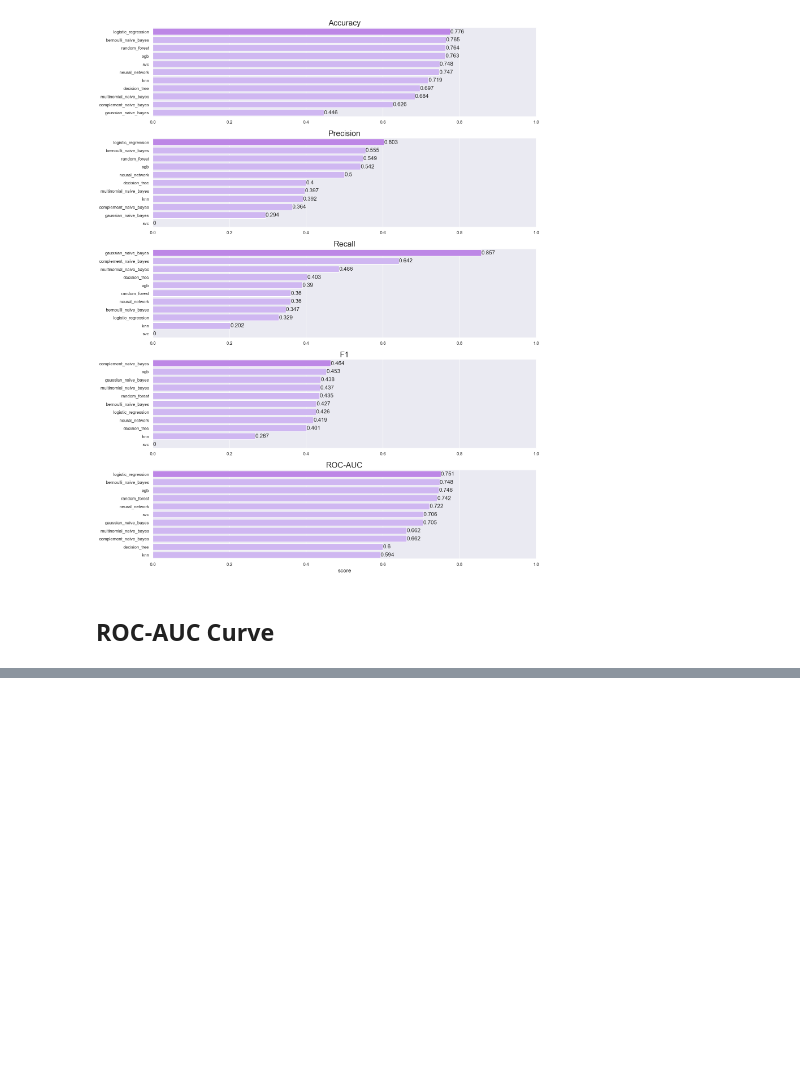
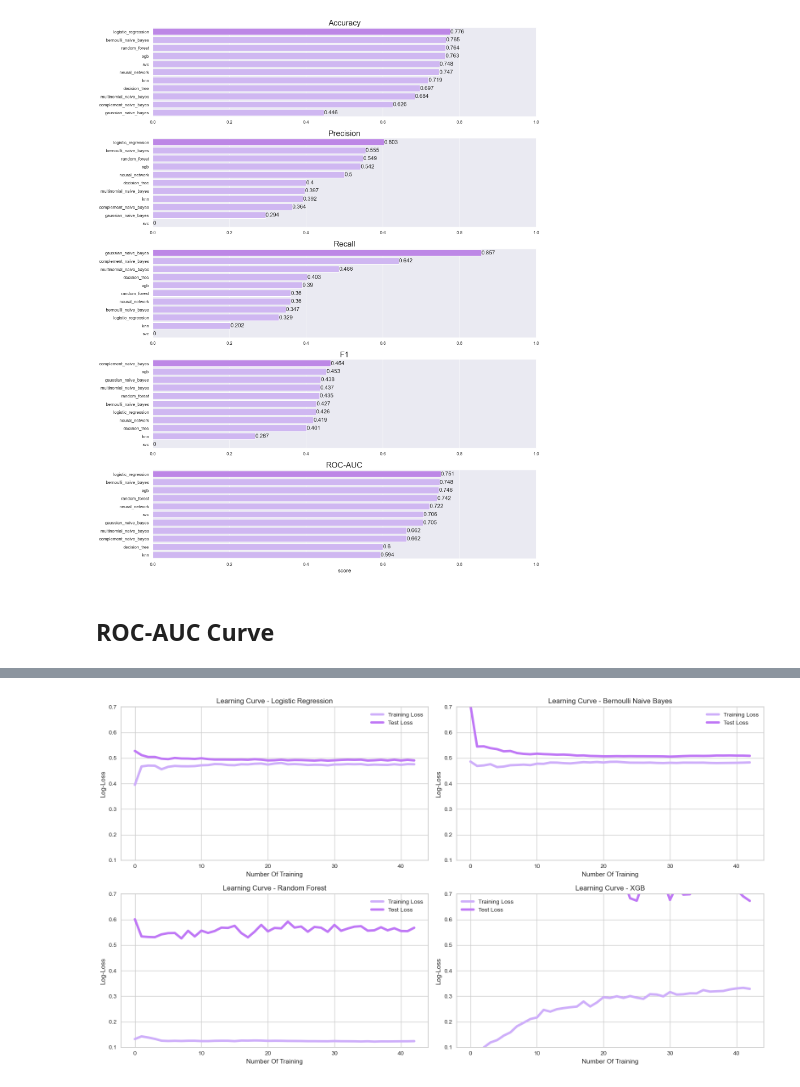
Before and after one commit to mrazakqq/HR-Analytics-Who-Will-Leave-The-Job, a Jupyter notebook: hr-analytics-who-will-leave-the-job.ipynb, the cells around one changed output, grey strips where cells are left out. Saved outputs shown, nothing was run; the diff lists cells and outputs as text; code cells hidden in the pictures; blank space fills up the shorter version.

```diff
--- a/hr-analytics-who-will-leave-the-job.ipynb
+++ b/hr-analytics-who-will-leave-the-job.ipynb
@@ -842,0 +907,38 @@ rocAucCurve(xTrain, yTrain, xTest, yTest, models_)
+# %%
+trainLossLR, testLossLR = learningCurveDataByLogLoss(xTrain, yTrain, xTest, yTest, bestModel['logistic_regression'])
+trainLossBNB, testLossBNB = learningCurveDataByLogLoss(xTrain, yTrain, xTest, yTest, bestModel['bernoulli_naive_bayes'])
+trainLossRF, testLossRF = learningCurveDataByLogLoss(xTrain, yTrain, xTest, yTest, bestModel['random_forest'])
+trainLossXGB, testLossXGB = learningCurveDataByLogLoss(xTrain, yTrain, xTest, yTest, bestModel['xgb'])
+# %%
+f, ax = plt.subplots(2, 2, figsize=(16,9))
+plt.subplot2grid((2,2), (0,0))
+sns.lineplot(data=trainLossLR, label='Training Loss', color='xkcd:pale violet', lw=4)
+sns.lineplot(data=testLossLR, label='Test Loss', color='xkcd:light purple', lw=4)
+plt.xlabel('Number Of Training')
+plt.ylabel('Log-Loss')
+plt.ylim([0.1,0.7])
+plt.title('Learning Curve - Logistic Regression')
+plt.subplot2grid((2,2), (0,1))
+sns.lineplot(data=trainLossBNB, label='Training Loss', color='xkcd:pale violet', lw=4)
+sns.lineplot(data=testLossBNB, label='Test Loss', color='xkcd:light purple', lw=4)
+plt.xlabel('Number Of Training')
+plt.ylabel('Log-Loss')
+plt.ylim([0.1,0.7])
+plt.title('Learning Curve - Bernoulli Naive Bayes')
+plt.subplot2grid((2,2), (1,0))
+sns.lineplot(data=trainLossRF, label='Training Loss', color='xkcd:pale violet', lw=4)
+sns.lineplot(data=testLossRF, label='Test Loss', color='xkcd:light purple', lw=4)
+plt.xlabel('Number Of Training')
+plt.ylabel('Log-Loss')
+plt.ylim([0.1,0.7])
+plt.title('Learning Curve - Random Forest')
+plt.subplot2grid((2,2), (1,1))
+sns.lineplot(data=trainLossXGB, label='Training Loss', color='xkcd:pale violet', lw=4)
+sns.lineplot(data=testLossXGB, label='Test Loss', color='xkcd:light purple', lw=4)
+plt.xlabel('Number Of Training')
+plt.ylabel('Log-Loss')
+plt.ylim([0.1,0.7])
+plt.title('Learning Curve - XGB')
+plt.tight_layout()
+# %% [output]
+[figure, added]
```
Also changed, not shown: parts of 16 cells of this notebook.
